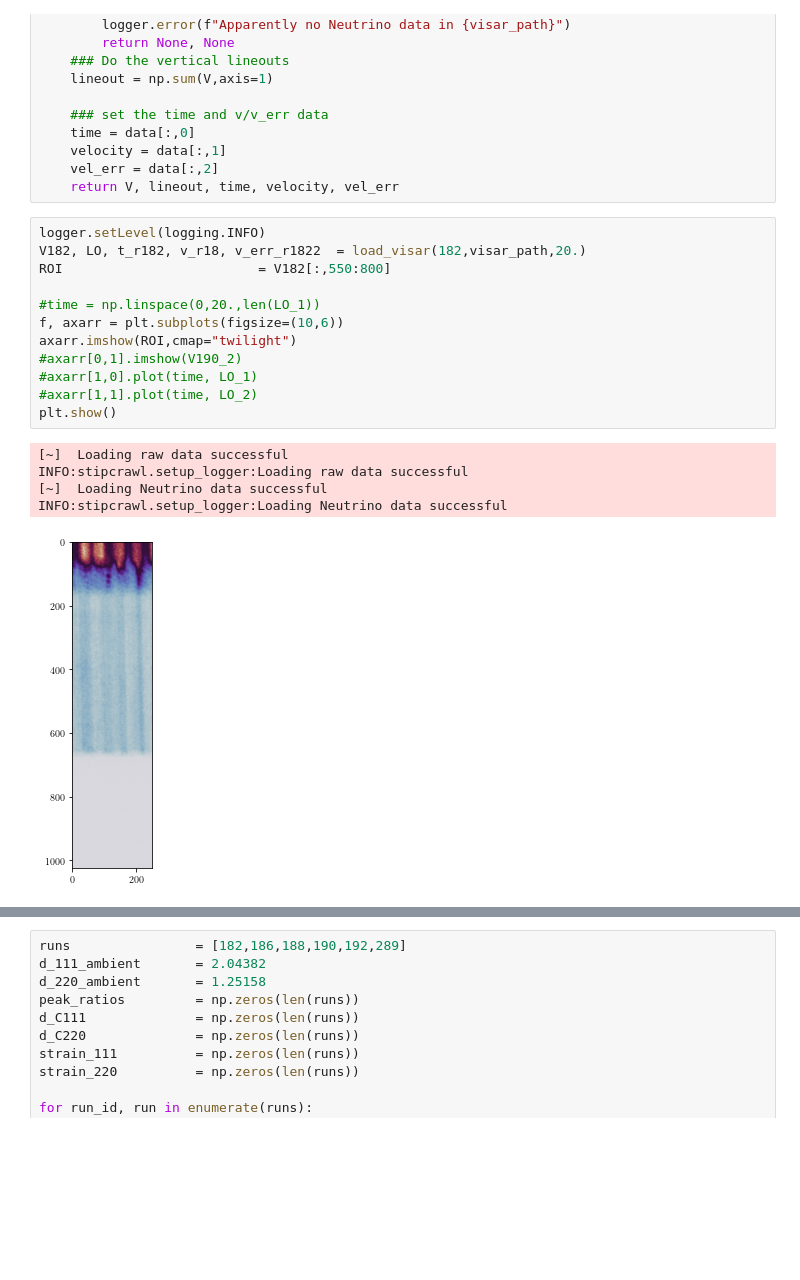
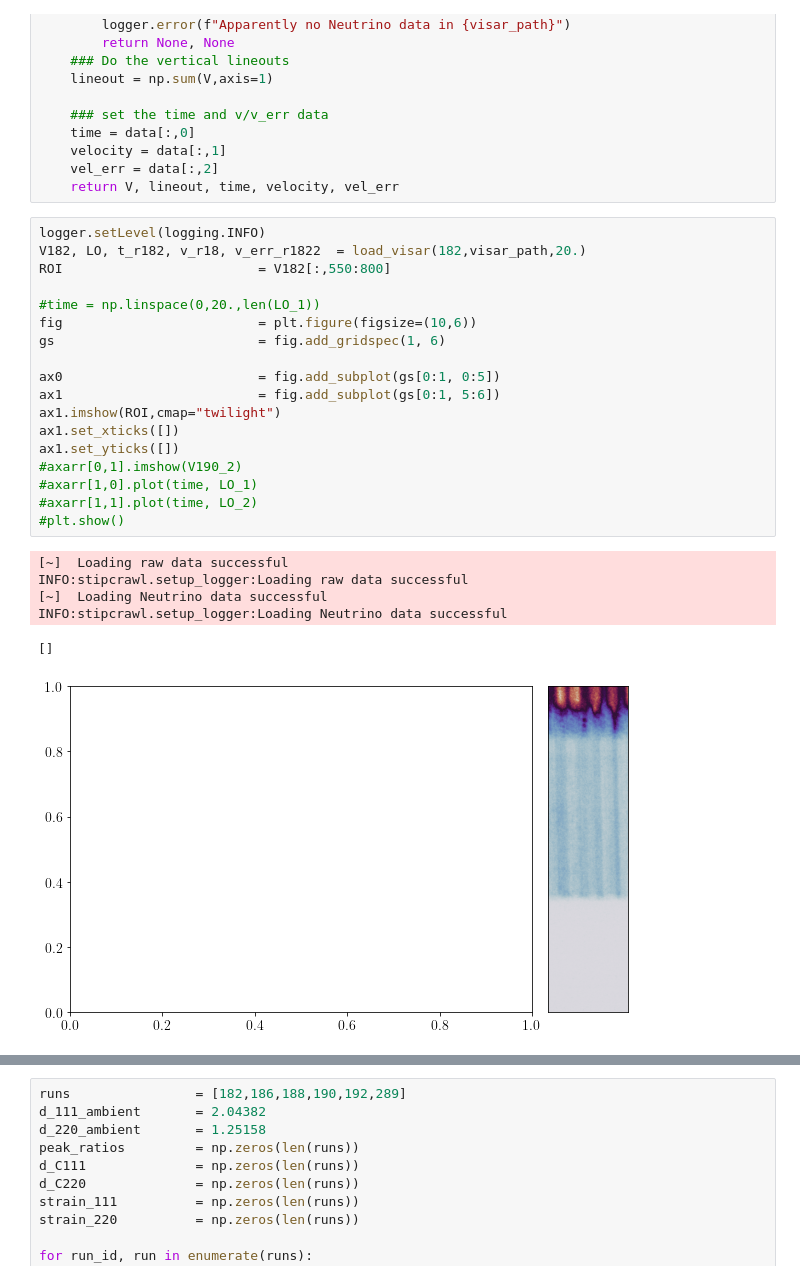
Before and after one commit to HeuserB/PhD_Thesis, a Jupyter notebook: notebooks/diamond_formation_LW03/diamond_formation.ipynb, the cells around one changed output, grey strips where cells are left out. Cells and saved outputs as stored; diff of their text form; blank space fills up the shorter version.

```diff
--- a/notebooks/diamond_formation_LW03/diamond_formation.ipynb
+++ b/notebooks/diamond_formation_LW03/diamond_formation.ipynb
@@ -491,21 +493,28 @@ def load_visar(run : int, visar_path : str, sweep : float) -> [np.array, np.arra
 # %%
 logger.setLevel(logging.INFO)
 V182, LO, t_r182, v_r18, v_err_r1822  = load_visar(182,visar_path,20.)
 ROI                         = V182[:,550:800]
 
 #time = np.linspace(0,20.,len(LO_1))
-f, axarr = plt.subplots(figsize=(10,6))
-axarr.imshow(ROI,cmap="twilight")
+fig                         = plt.figure(figsize=(10,6))
+gs                          = fig.add_gridspec(1, 6)
+
+ax0                         = fig.add_subplot(gs[0:1, 0:5])
+ax1                         = fig.add_subplot(gs[0:1, 5:6])
+ax1.imshow(ROI,cmap="twilight")
+ax1.set_xticks([])
+ax1.set_yticks([])
 #axarr[0,1].imshow(V190_2)
 #axarr[1,0].plot(time, LO_1)
 #axarr[1,1].plot(time, LO_2)
-plt.show()
+#plt.show()
 # %% [output]
 [~]  Loading raw data successful
 INFO:stipcrawl.setup_logger:Loading raw data successful
 [~]  Loading Neutrino data successful
 INFO:stipcrawl.setup_logger:Loading Neutrino data successful
+[]
-[figure, old version]
+[figure, new version]
 # %%
 t_r182[-1] - t_r182[0]
 # %% [output]
```
Also changed, not shown: parts of 17 cells of this notebook, 2 other files.
